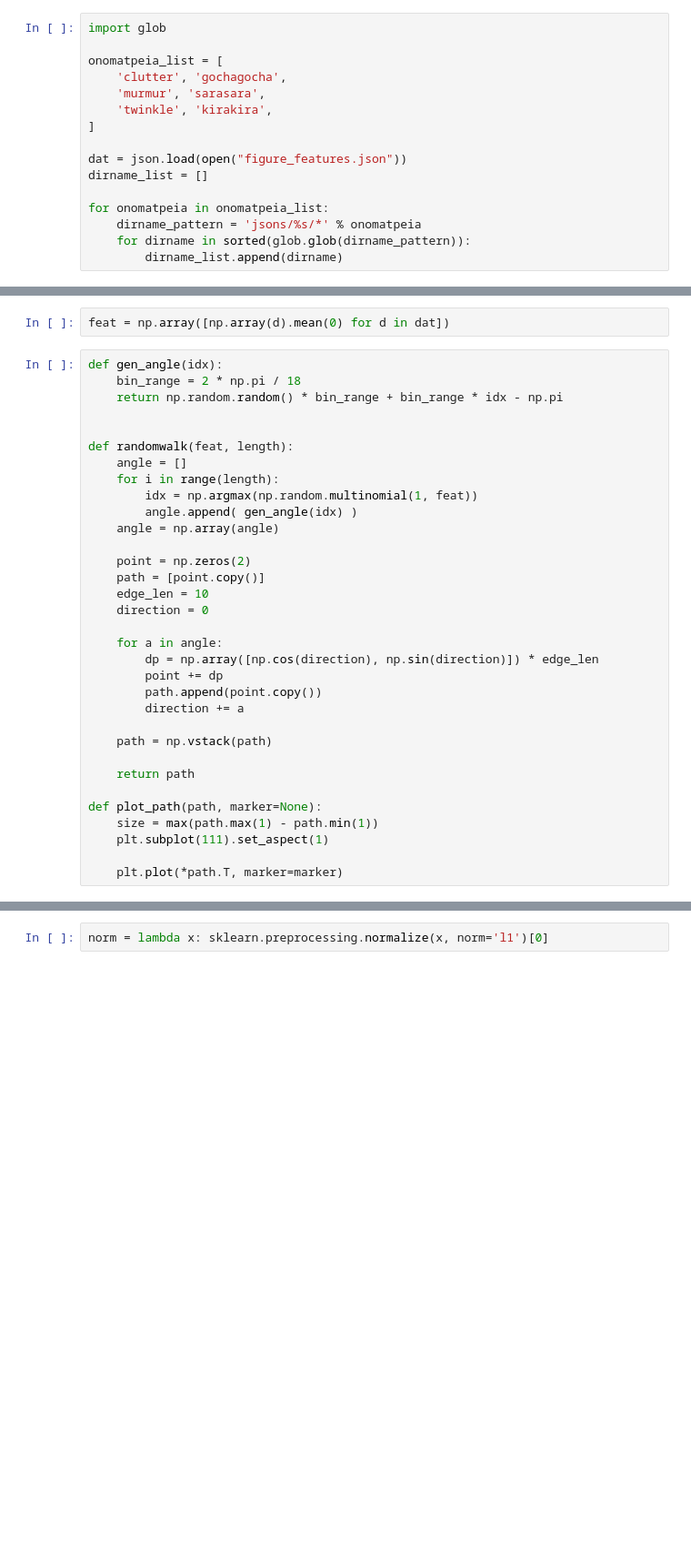
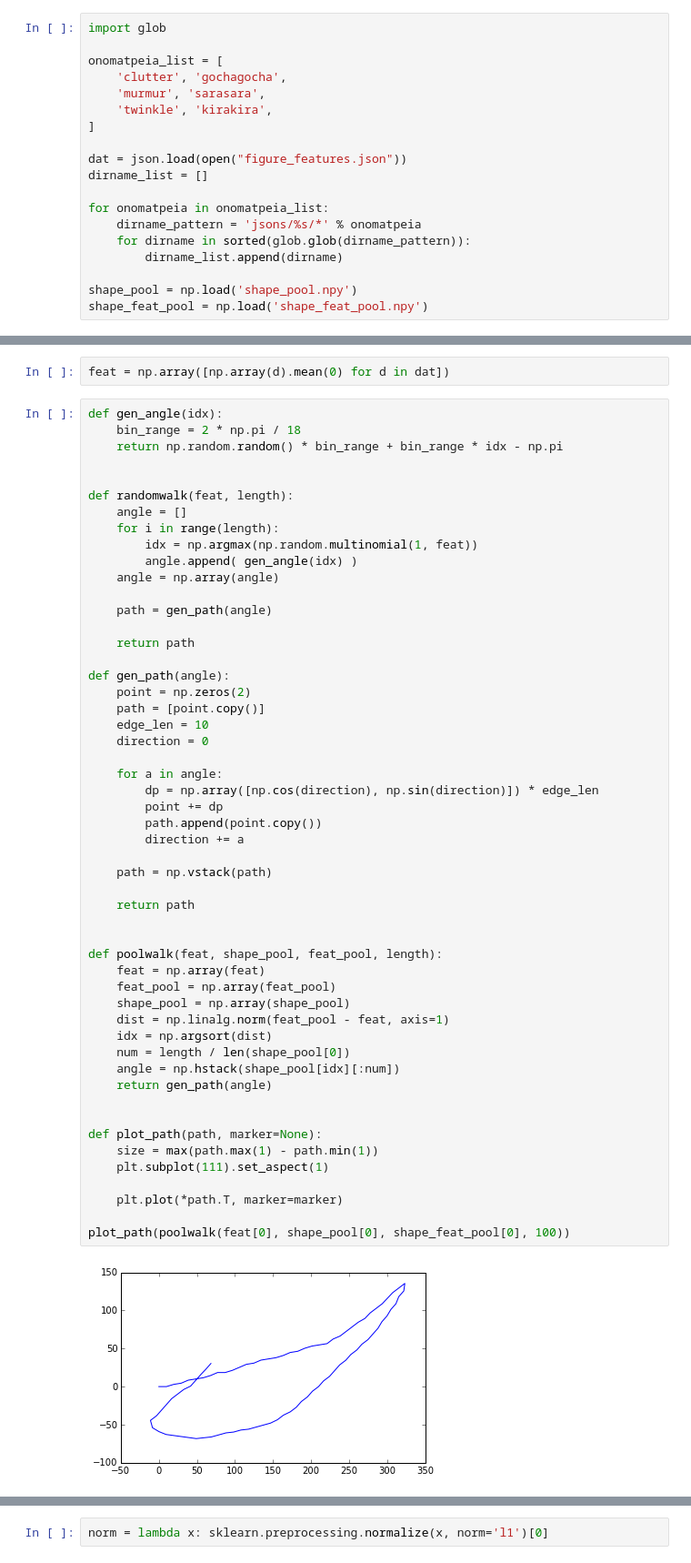
Before and after one commit to smurakami/figure-scanner, a Jupyter notebook: eval_feat.ipynb, the cells around one changed output, grey strips where cells are left out. Shown: that part at 91% size. Cells and saved outputs as stored; diff of their text form; blank space fills up the shorter version.

```diff
--- a/eval_feat.ipynb
+++ b/eval_feat.ipynb
@@ -23,6 +23,9 @@ for onomatpeia in onomatpeia_list:
     dirname_pattern = 'jsons/%s/*' % onomatpeia
     for dirname in sorted(glob.glob(dirname_pattern)):
         dirname_list.append(dirname)
+
+shape_pool = np.load('shape_pool.npy')
+shape_feat_pool = np.load('shape_feat_pool.npy')
 # %%
 for d, dirname in zip(dat, dirname_list):
     d = np.array(d)
@@ -53,32 +56,53 @@ def gen_angle(idx):
     return np.random.random() * bin_range + bin_range * idx - np.pi
 
 
 def randomwalk(feat, length):
     angle = []
     for i in range(length):
         idx = np.argmax(np.random.multinomial(1, feat))
         angle.append( gen_angle(idx) )
     angle = np.array(angle)
 
+    path = gen_path(angle)
+
+    return path
+
+def gen_path(angle):
     point = np.zeros(2)
     path = [point.copy()]
     edge_len = 10
     direction = 0
 
     for a in angle:
         dp = np.array([np.cos(direction), np.sin(direction)]) * edge_len
         point += dp
         path.append(point.copy())
         direction += a
 
     path = np.vstack(path)
 
     return path
 
+
+def poolwalk(feat, shape_pool, feat_pool, length):
+    feat = np.array(feat)
+    feat_pool = np.array(feat_pool)
+    shape_pool = np.array(shape_pool)
+    dist = np.linalg.norm(feat_pool - feat, axis=1)
+    idx = np.argsort(dist)
+    num = length / len(shape_pool[0])
+    angle = np.hstack(shape_pool[idx][:num])
+    return gen_path(angle)
+
+
 def plot_path(path, marker=None):
     size = max(path.max(1) - path.min(1))
     plt.subplot(111).set_aspect(1)
 
     plt.plot(*path.T, marker=marker)
+
+plot_path(poolwalk(feat[0], shape_pool[0], shape_feat_pool[0], 100))
+# %% [output]
+[figure, added]
 # %%
 for f, d in zip(feat, dirname):
```
Also changed, not shown: parts of 3 cells of this notebook, 5 other files.
